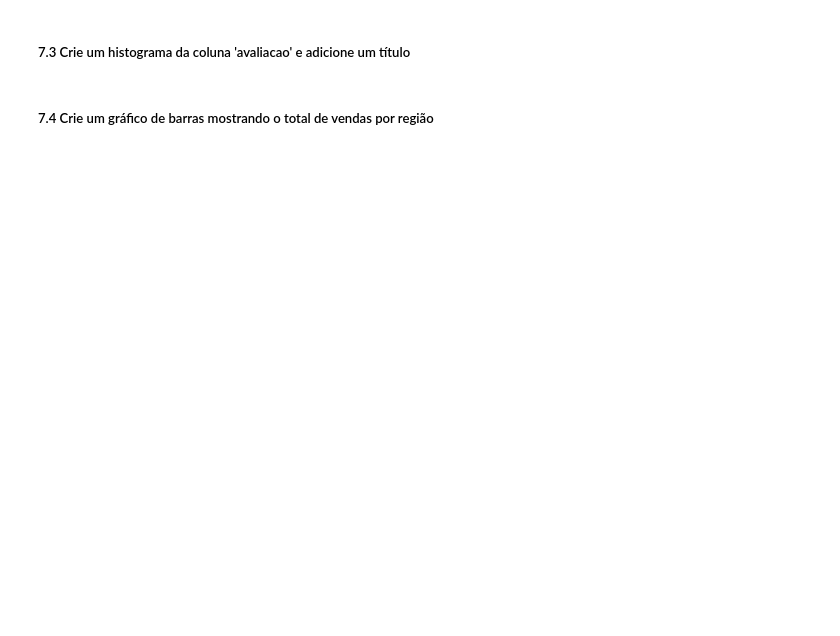
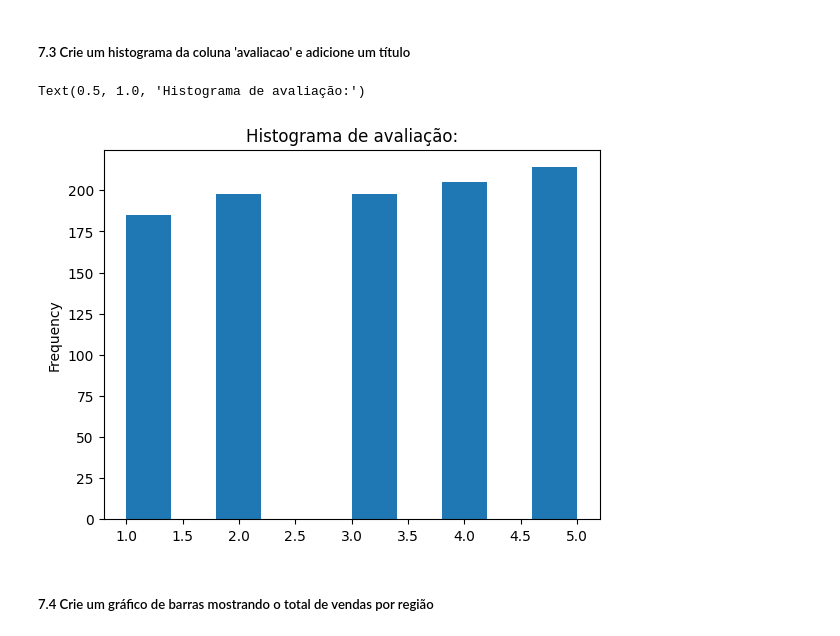
Before and after one commit to nxgleo/Notebook-lads, a Jupyter notebook: desafio_2_etapa.ipynb, the cells around one changed output. Saved outputs shown, nothing was run; the diff lists cells and outputs as text; code cells hidden in the pictures; blank space fills up the shorter version.

```diff
--- a/desafio_2_etapa.ipynb
+++ b/desafio_2_etapa.ipynb
@@ -1382,2 +1566,8 @@ graf
+# %%
+df_vendas['avaliacao'].plot(kind='hist', bins=10)
+plt.title('Histograma de avaliação:')
+# %% [output]
+Text(0.5, 1.0, 'Histograma de avaliação:')
+[figure, added]
 # %% [markdown]
 ##### 7.4 Crie um gráfico de barras mostrando o total de vendas por região
```
Also changed, not shown: parts of 51 cells of this notebook.
